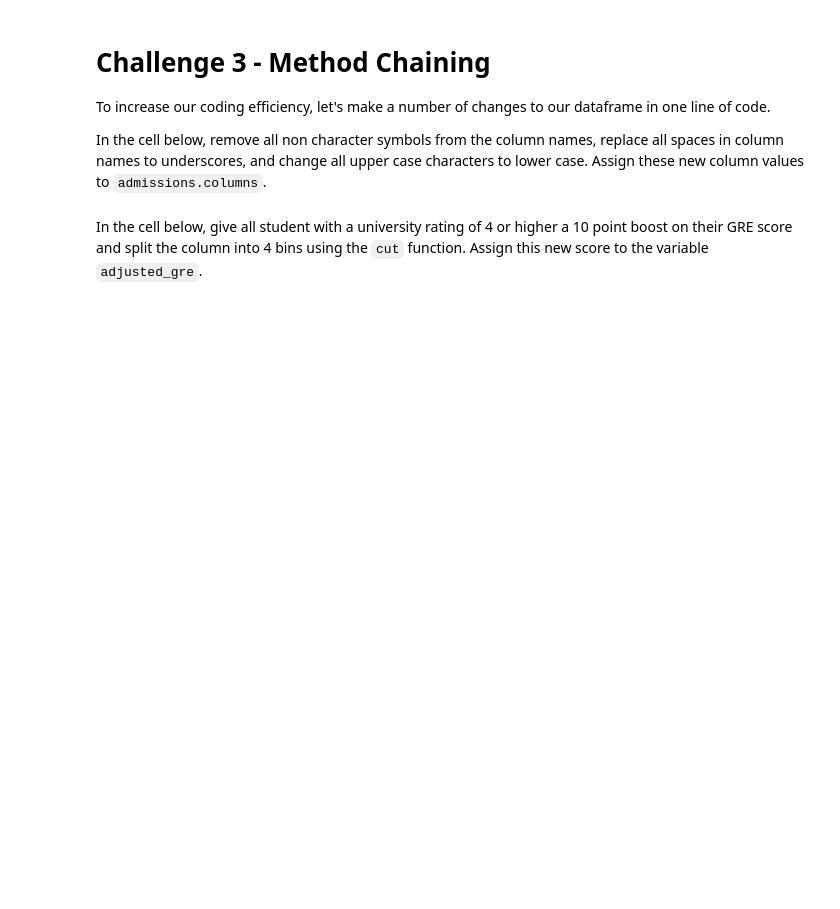
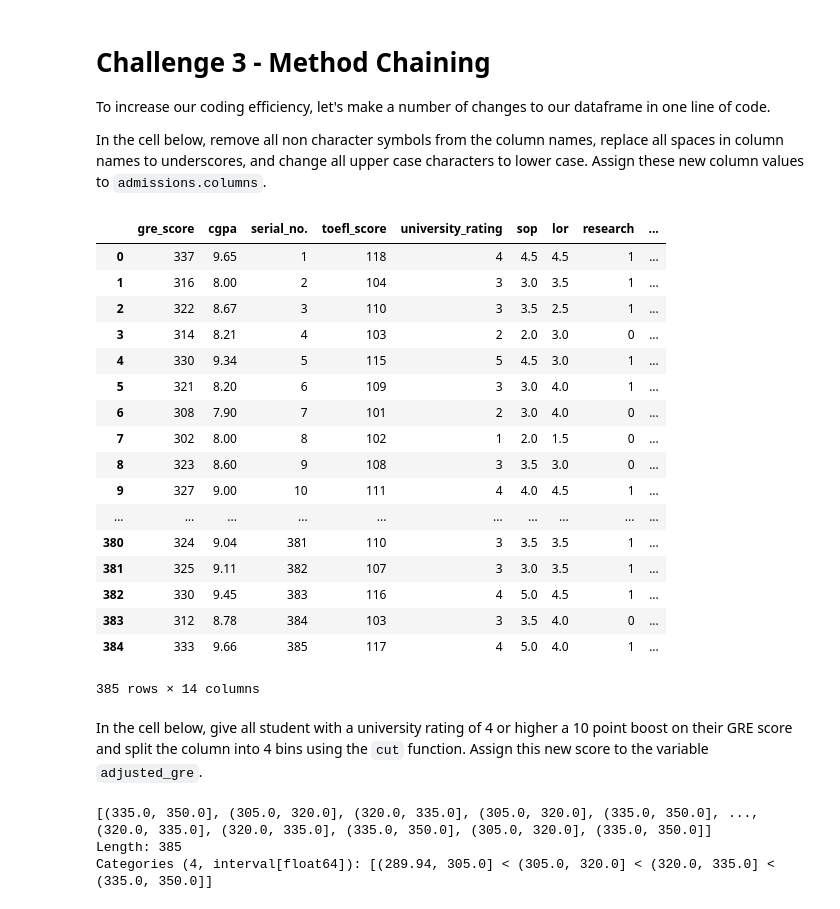
Before and after one commit to ta-data-lis/lab-advanced-pandas, a Jupyter notebook: your-code/main.ipynb, the cells around one changed output. Saved outputs shown, nothing was run; the diff lists cells and outputs as text; code cells hidden in the pictures; blank space fills up the shorter version.

```diff
--- a/your-code/main.ipynb
+++ b/your-code/main.ipynb
@@ -163,5 +179,6 @@ decision_choice = choices(std_columns, k=admissions_predict.shape[0])
 Now create the deciding column using the `lookup` function. The lookup column is `decision_choice` found above. Call the column resulting from the lookup function `deciding_column` and add it to the `admissions` dataframe.
 # %%
 # your code here
+admissions_predict["deciding_column"] = admissions_predict.lookup(admissions_predict.index, decision_choice)
 # %% [markdown]
 Create a column called `decision` in the `admissions` dataframe. Assign 1 to this column if the value of `deciding_column` is greater than 0.8 and 0 otherwise.
@@ -170,3 +185,6 @@ Create a column called `decision` in the `admissions` dataframe. Assign 1 to thi
+# %%
+# your code here
+admissions_predict["decision"] = [1 if x > 0.8 else 0 for x in admissions_predict["deciding_column"]]
 # %% [markdown]
 How many applicants will be accepted to the program using the decision column? Compute the result below.
 # %%
@@ -182,2 +202,27 @@ In the cell below, remove all non character symbols from the column names, repla
+# %%
+# your code here
+
+admissions_predict = admissions_predict.rename(columns = lambda x: x.strip().strip().replace(' ', '_').lower())
+# %%
+admissions_predict
+# %% [output]
+|  | gre_score | cgpa | serial_no. | toefl_score | university_rating | sop | lor | research | ... |
+| 0 | 337 | 9.65 | 1 | 118 | 4 | 4.5 | 4.5 | 1 | ... |
+| 1 | 316 | 8.00 | 2 | 104 | 3 | 3.0 | 3.5 | 1 | ... |
+| 2 | 322 | 8.67 | 3 | 110 | 3 | 3.5 | 2.5 | 1 | ... |
+| 3 | 314 | 8.21 | 4 | 103 | 2 | 2.0 | 3.0 | 0 | ... |
+| 4 | 330 | 9.34 | 5 | 115 | 5 | 4.5 | 3.0 | 1 | ... |
+| 5 | 321 | 8.20 | 6 | 109 | 3 | 3.0 | 4.0 | 1 | ... |
+| 6 | 308 | 7.90 | 7 | 101 | 2 | 3.0 | 4.0 | 0 | ... |
+| 7 | 302 | 8.00 | 8 | 102 | 1 | 2.0 | 1.5 | 0 | ... |
+| 8 | 323 | 8.60 | 9 | 108 | 3 | 3.5 | 3.0 | 0 | ... |
+| 9 | 327 | 9.00 | 10 | 111 | 4 | 4.0 | 4.5 | 1 | ... |
+| ... | ... | ... | ... | ... | ... | ... | ... | ... | ... |
+| 380 | 324 | 9.04 | 381 | 110 | 3 | 3.5 | 3.5 | 1 | ... |
+| 381 | 325 | 9.11 | 382 | 107 | 3 | 3.0 | 3.5 | 1 | ... |
+| 382 | 330 | 9.45 | 383 | 116 | 4 | 5.0 | 4.5 | 1 | ... |
+| 383 | 312 | 8.78 | 384 | 103 | 3 | 3.5 | 4.0 | 0 | ... |
+| 384 | 333 | 9.66 | 385 | 117 | 4 | 5.0 | 4.0 | 1 | ... |
+385 rows × 14 columns
 # %% [markdown]
 In the cell below, give all student with a university rating of 4 or higher a 10 point boost on their GRE score and split the column into 4 bins using the `cut` function. Assign this new score to the variable `adjusted_gre`.
@@ -185,0 +229,8 @@ In the cell below, give all student with a university rating of 4 or higher a 10
+# %%
+# your code here
+adjusted_gre = pd.cut(np.where(admissions_predict["university_rating"]>=4, admissions_predict["gre_score"]+10, admissions_predict["gre_score"]),bins=4)
+adjusted_gre
+# %% [output]
+[(335.0, 350.0], (305.0, 320.0], (320.0, 335.0], (305.0, 320.0], (335.0, 350.0], ..., (320.0, 335.0], (320.0, 335.0], (335.0, 350.0], (305.0, 320.0], (335.0, 350.0]]
+Length: 385
+Categories (4, interval[float64]): [(289.94, 305.0] < (305.0, 320.0] < (320.0, 335.0] < (335.0, 350.0]]
```
Also changed, not shown: parts of 7 cells of this notebook.
